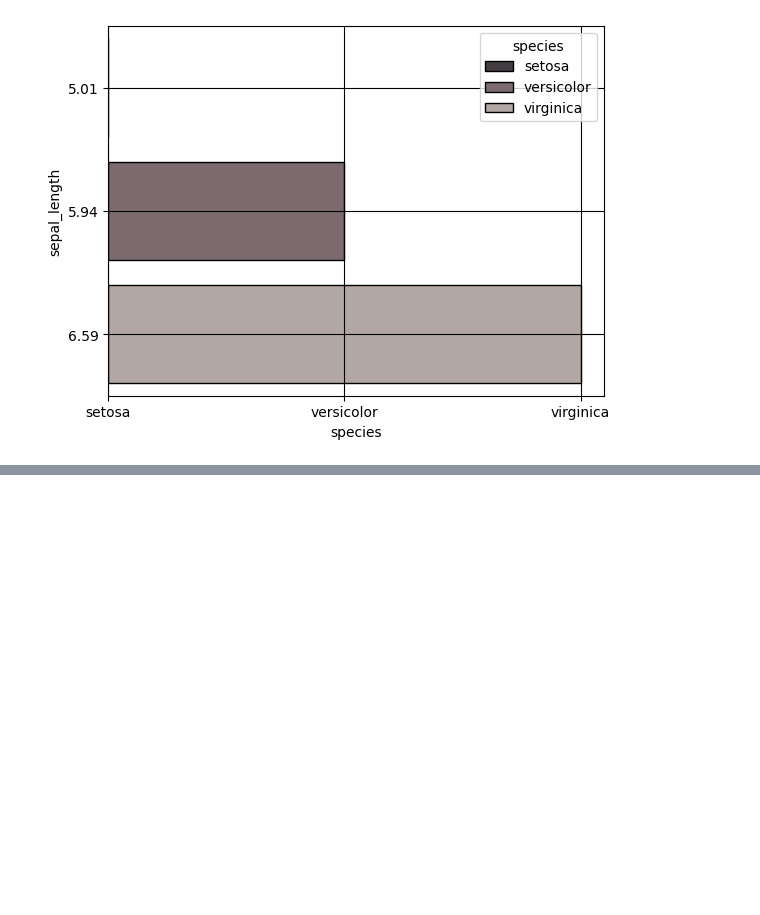
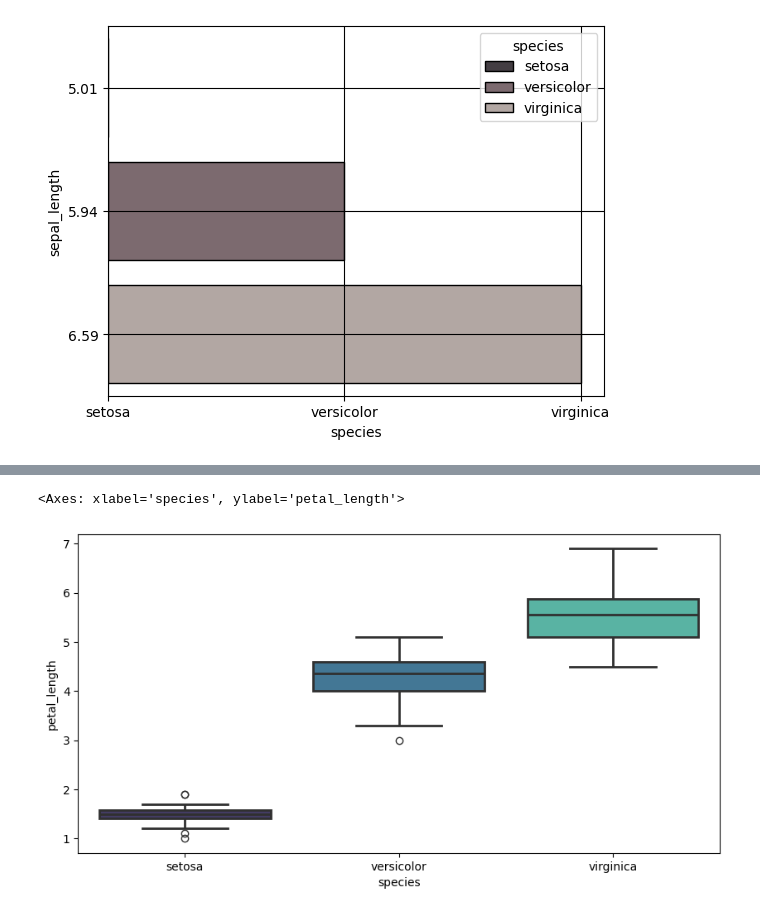
Before and after one commit to utkuseyithanoglu/utkuvisualization-exercises-with-matplot-and-seaborn, a Jupyter notebook: notebook/trying_some_work.ipynb, the cells around one changed output, grey strips where cells are left out. Cells and saved outputs as stored; diff of their text form; code cells hidden in the pictures; blank space fills up the shorter version.

```diff
--- a/notebook/trying_some_work.ipynb
+++ b/notebook/trying_some_work.ipynb
@@ -120,0 +122,6 @@ plt.grid(color='black')
+# %%
+plt.figure(figsize=(10,5))
+sns.boxplot(x="species",y="petal_length",linewidth=2,hue='species',palette="mako",data=df_iris)#istersen data koy istemezsen koyma ben sevdim şahsen burda data iris kullanma sebebimiz a nın çok küçük bir veri olması
+# %% [output]
+<Axes: xlabel='species', ylabel='petal_length'>
+[figure, added]
```
Also changed, not shown: parts of 6 cells of this notebook.
